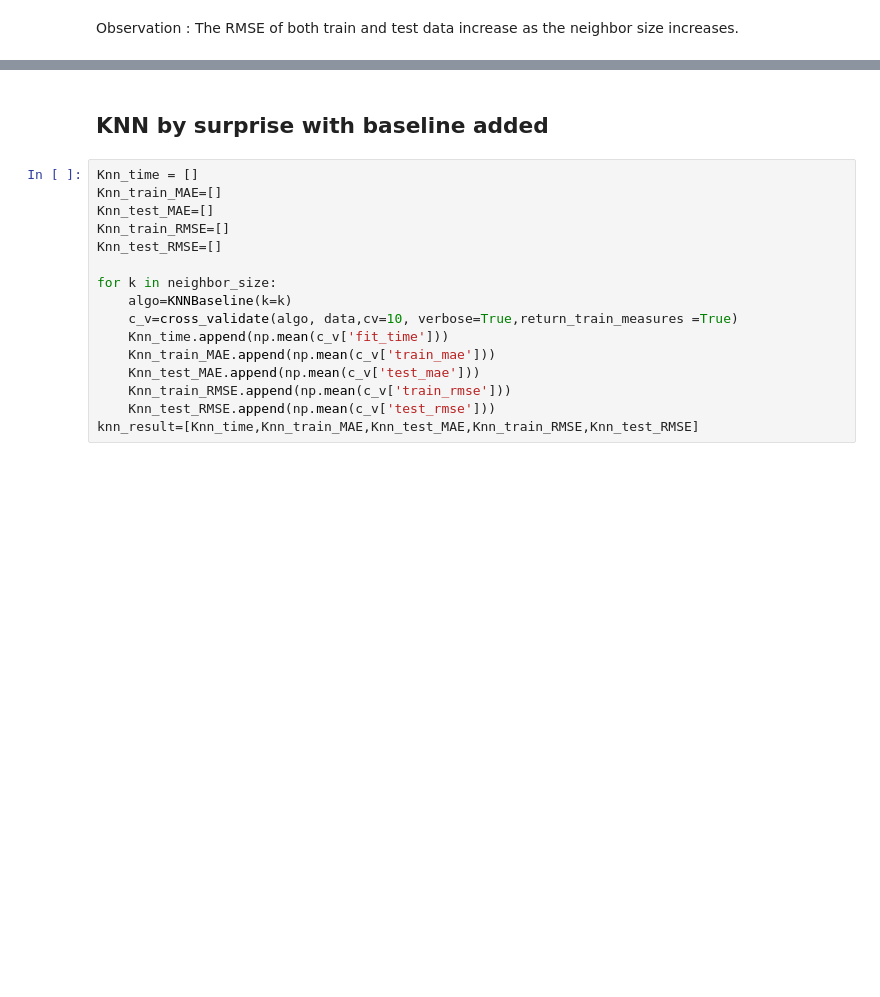
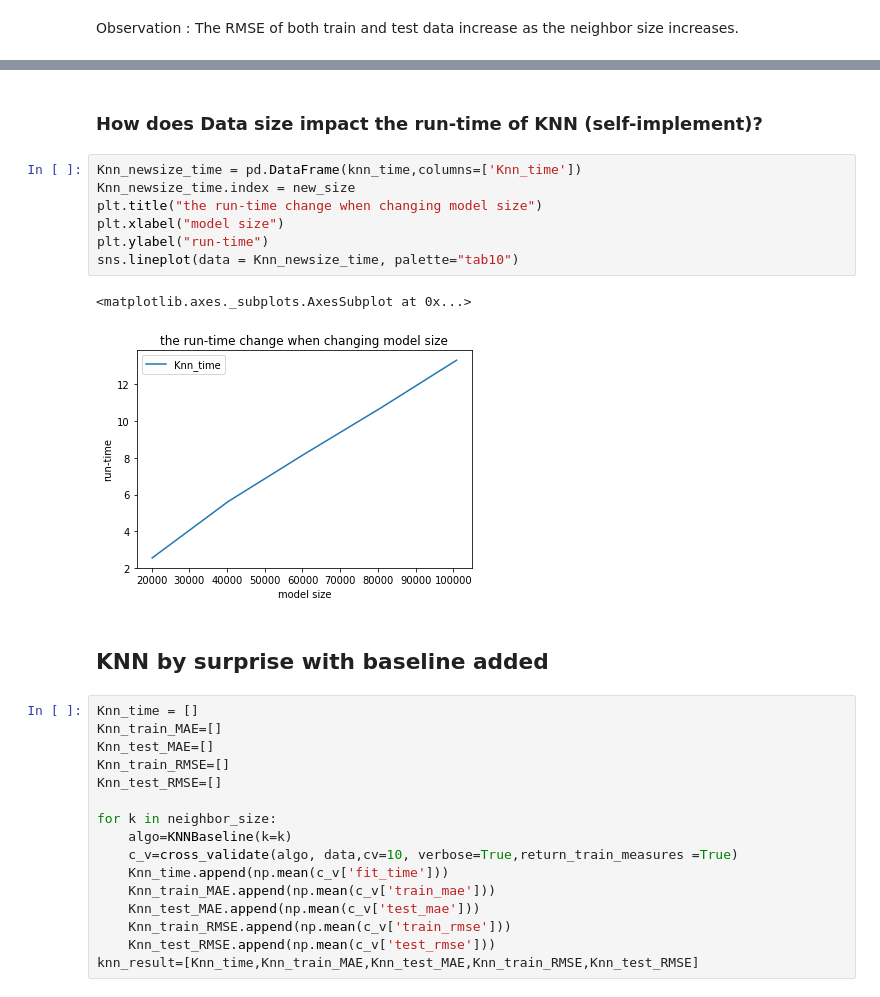
Before and after one commit to YLDAPhoenix11/Personalization, a Jupyter notebook: HW2.ipynb, the cells around one changed output, grey strips where cells are left out. Saved outputs shown, nothing was run; the diff lists cells and outputs as text; blank space fills up the shorter version.

```diff
--- a/HW2.ipynb
+++ b/HW2.ipynb
@@ -199,3 +245,15 @@ The RMSE of both train and test data increase as the neighbor size increases.
+# %% [markdown]
+### How does Data size impact the run-time of KNN (self-implement)?
+# %%
+Knn_newsize_time = pd.DataFrame(knn_time,columns=['Knn_time'])
+Knn_newsize_time.index = new_size
+plt.title("the run-time change when changing model size")
+plt.xlabel("model size")
+plt.ylabel("run-time")
+sns.lineplot(data = Knn_newsize_time, palette="tab10")
+# %% [output]
+<matplotlib.axes._subplots.AxesSubplot at 0x...>
+[figure, added]
 # %% [markdown]
 ## KNN by surprise with baseline added
 # %%
```
Also changed, not shown: parts of 25 cells of this notebook, 1 other file.
